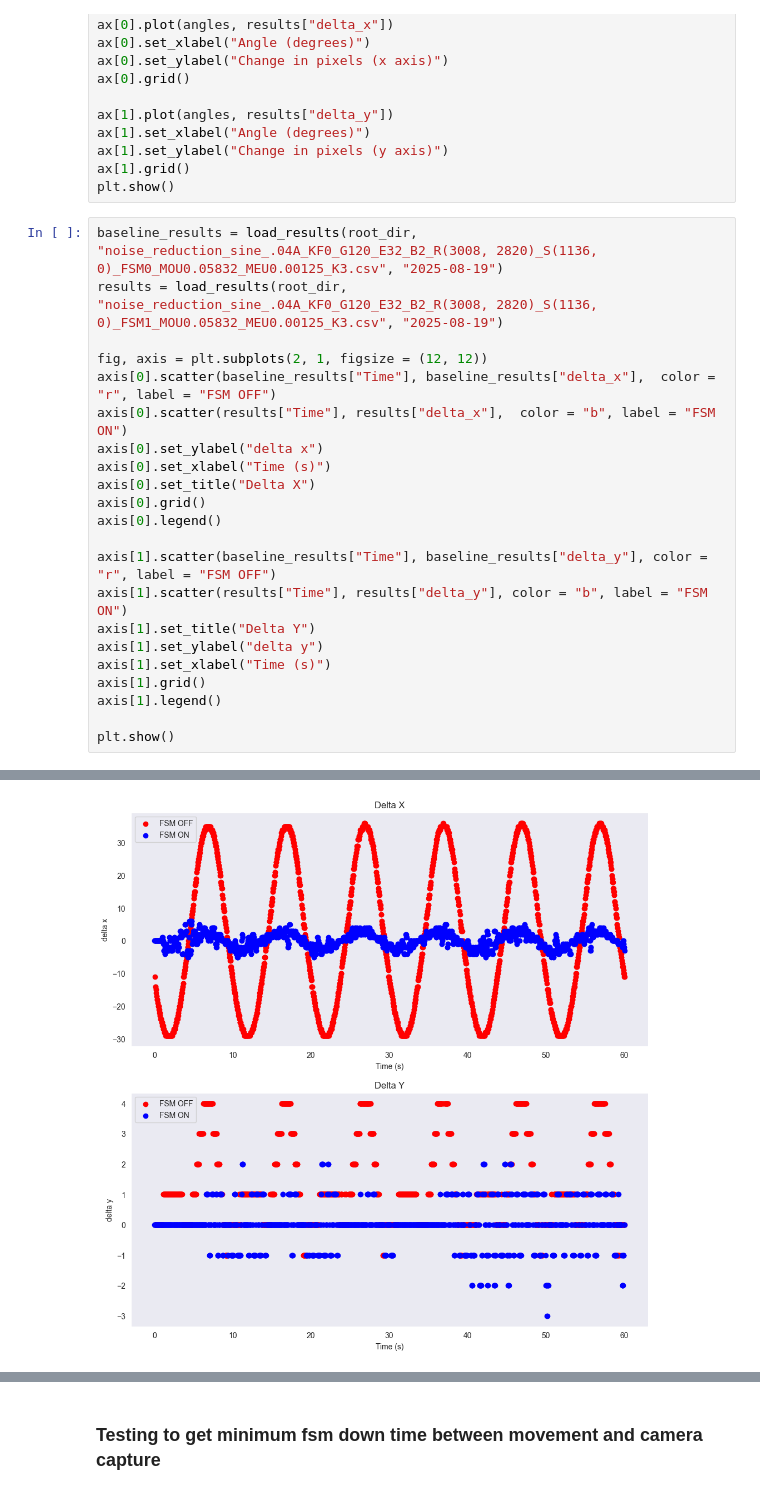
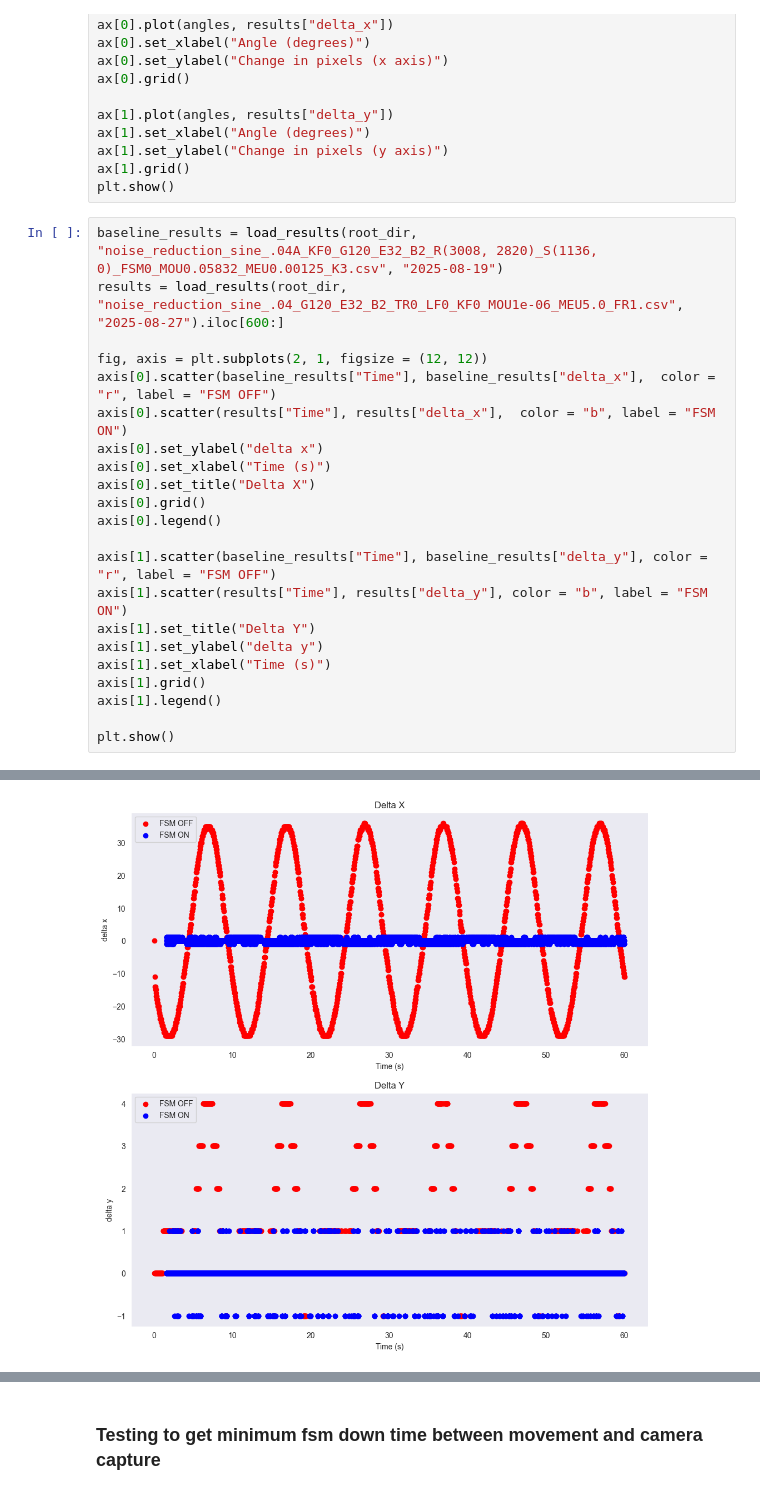
Before and after one commit to Bloodaxe90/Satellite_Tracking, a Jupyter notebook: notebooks/inference.ipynb, the cells around one changed output, grey strips where cells are left out. Drawn from its saved outputs; the diff is of its cells as text.

```diff
--- a/notebooks/inference.ipynb
+++ b/notebooks/inference.ipynb
@@ -502,7 +500,7 @@ ax[1].grid()
 plt.show()
 # %%
 baseline_results = load_results(root_dir, "noise_reduction_sine_.04A_KF0_G120_E32_B2_R(3008, 2820)_S(1136, 0)_FSM0_MOU0.05832_MEU0.00125_K3.csv", "2025-08-19")
-results = load_results(root_dir, "noise_reduction_sine_.04A_KF0_G120_E32_B2_R(3008, 2820)_S(1136, 0)_FSM1_MOU0.05832_MEU0.00125_K3.csv", "2025-08-19")
+results = load_results(root_dir, "noise_reduction_sine_.04_G120_E32_B2_TR0_LF0_KF0_MOU1e-06_MEU5.0_FR1.csv", "2025-08-27").iloc[600:]
 
 fig, axis = plt.subplots(2, 1, figsize = (12, 12))
 axis[0].scatter(baseline_results["Time"], baseline_results["delta_x"],  color = "r", label = "FSM OFF")
@@ -531,4 +529,4 @@ Loaded noise_reduction_sine_.04A_KF0_G120_E32_B2_R(3008, 2820)_S(1136, 0)_FSM1_M
-[figure, old version]
+[figure, new version]
 # %%
 bin2_pixel_size = 4.63 #um
 
```
Also changed, not shown: parts of 6 cells of this notebook, 14 other files.
